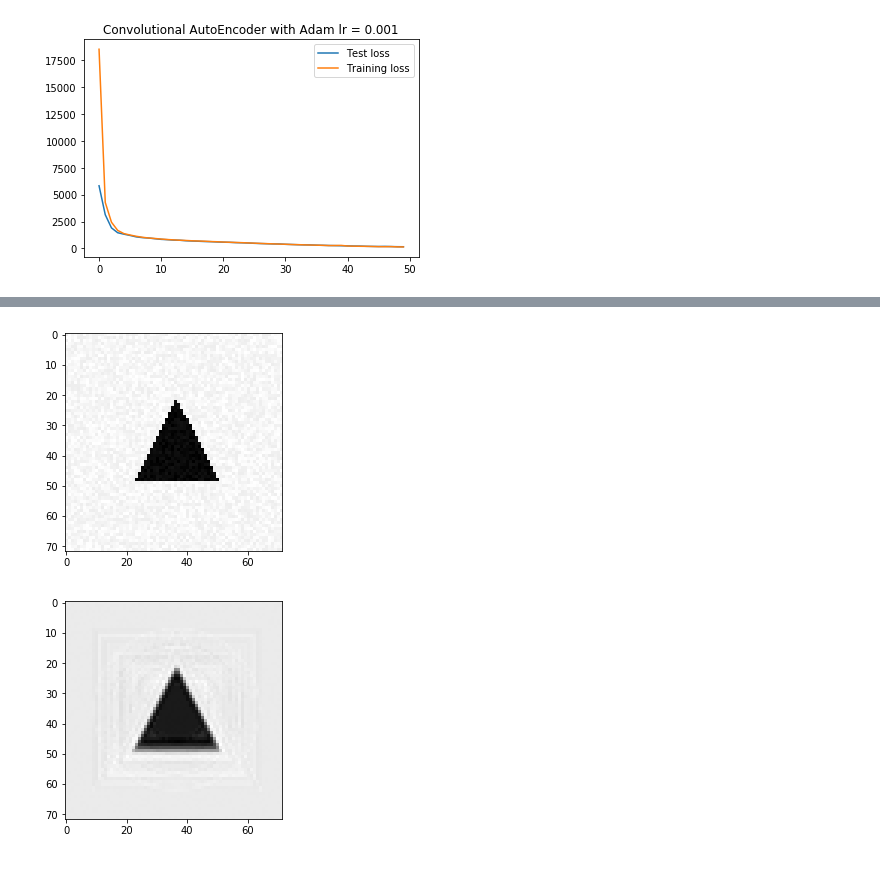
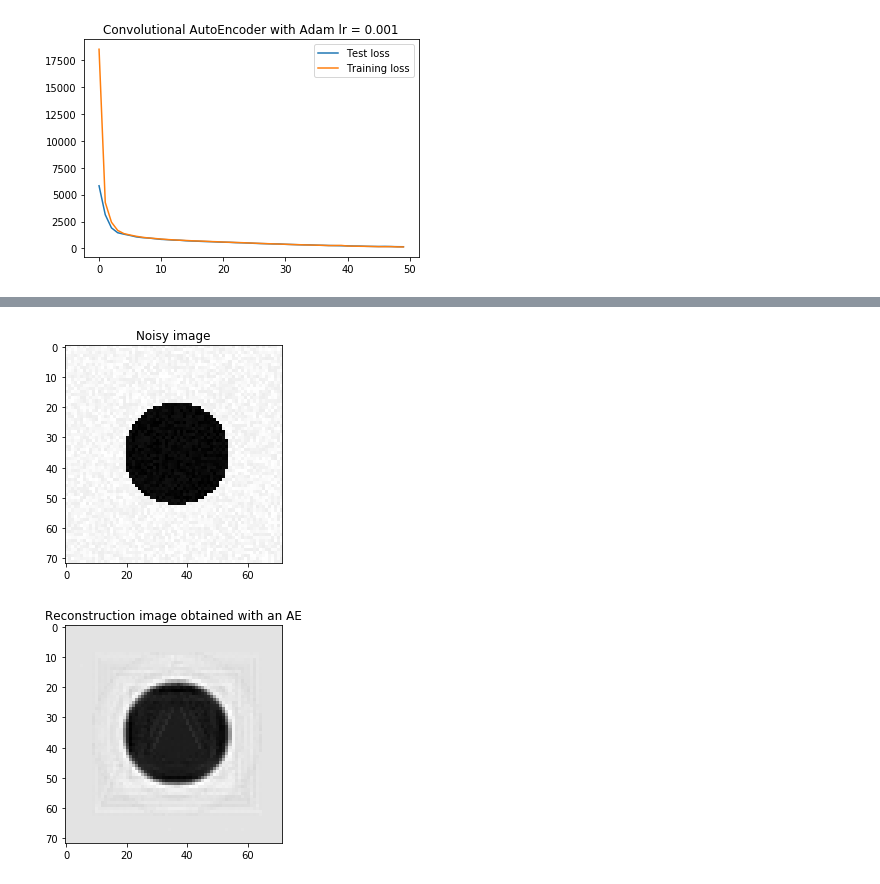
Before and after one commit to geoffreycid/DL-class-mva, a Jupyter notebook: DL_MP1.ipynb, the cells around one changed output, grey strips where cells are left out. Cells and saved outputs as stored; diff of their text form; code cells hidden in the pictures.

```diff
--- a/DL_MP1.ipynb
+++ b/DL_MP1.ipynb
@@ -603,8 +606,10 @@ plt.show()
 # %%
-plt.imshow(X_test_im[1].reshape(72,72),cmap='gray')
+plt.imshow(X_test_im[0].reshape(72,72),cmap='gray')
+plt.title("Noisy image")
 plt.show()
-plt.imshow(model_a.predict(X_test)[1].reshape(72,72),cmap='gray')
+plt.imshow(model_a.predict(X_test)[0].reshape(72,72),cmap='gray')
+plt.title("Reconstruction image obtained with an AE")
 plt.show()
 # %% [output]
-[figure, old version]
+[figure, new version]
-[figure, old version]
+[figure, new version]
```
Also changed, not shown: parts of 9 cells of this notebook.
